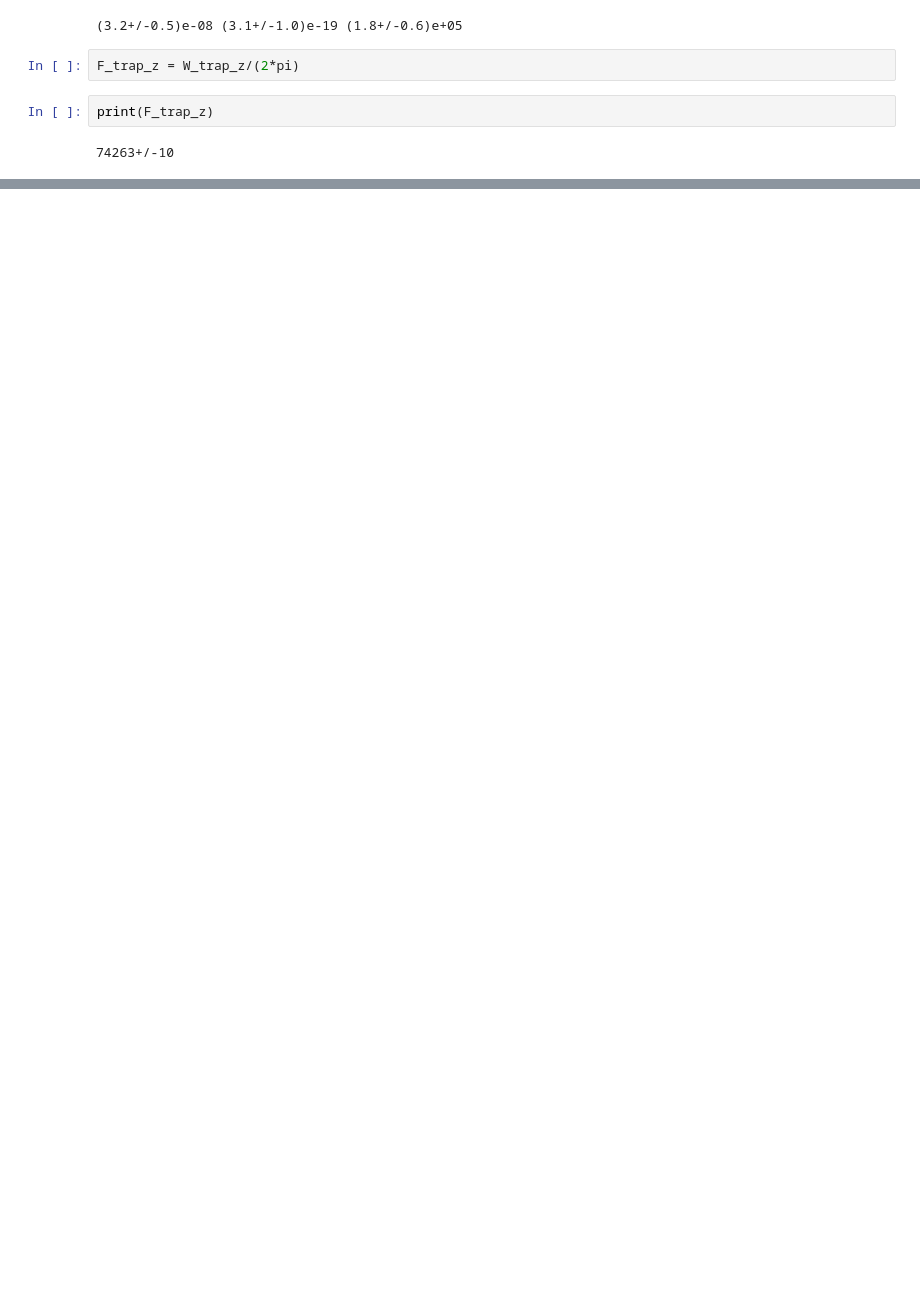
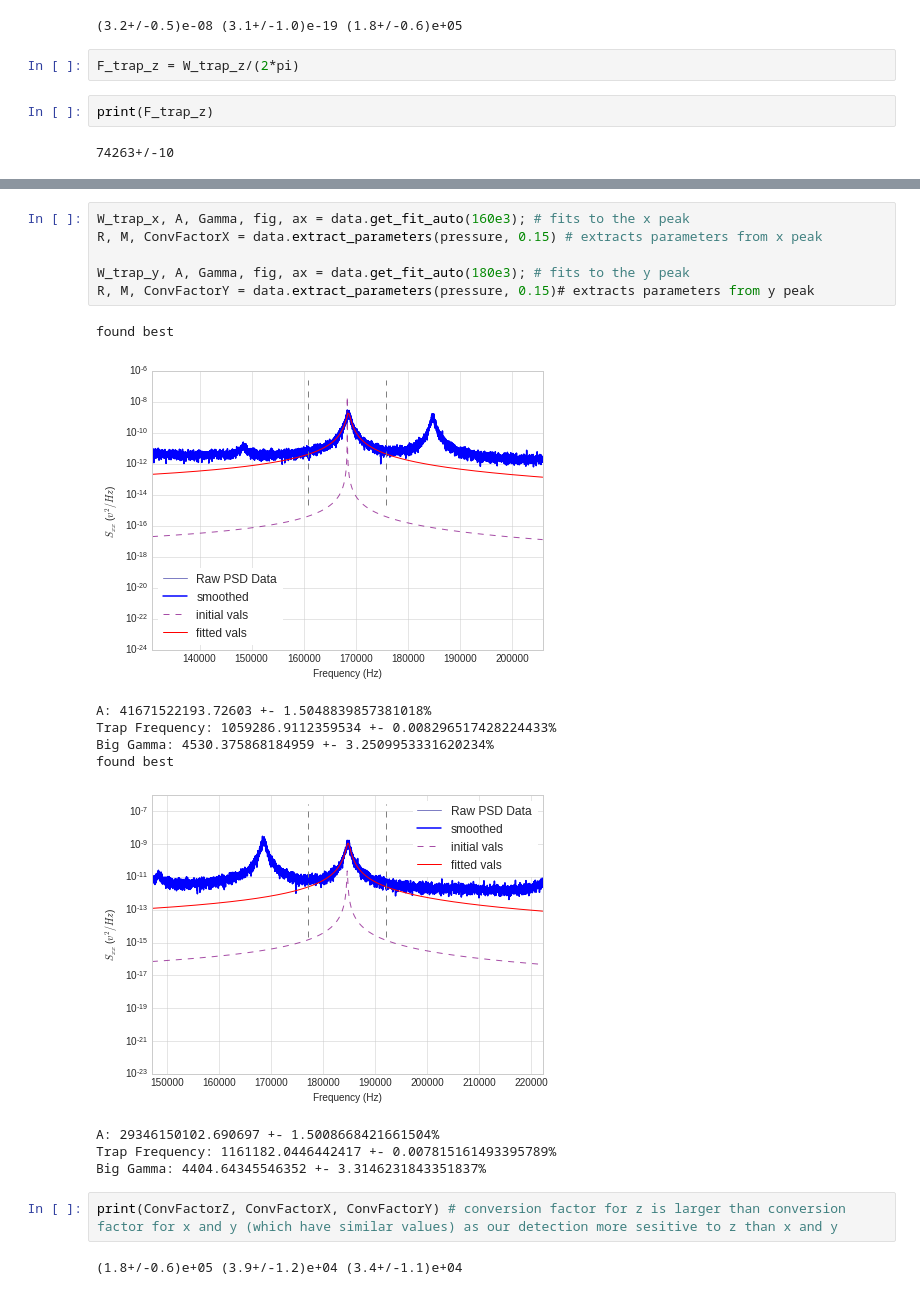
Before and after one commit to AshleySetter/optoanalysis, a Jupyter notebook: Usage_Demonstration.ipynb, the cells around one changed output, grey strips where cells are left out. Saved outputs shown, nothing was run; the diff lists cells and outputs as text; blank space fills up the shorter version.

```diff
--- a/Usage_Demonstration.ipynb
+++ b/Usage_Demonstration.ipynb
@@ -50,0 +51,21 @@ filtering data
+# %%
+W_trap_x, A, Gamma, fig, ax = data.get_fit_auto(160e3); # fits to the x peak
+R, M, ConvFactorX = data.extract_parameters(pressure, 0.15) # extracts parameters from x peak
+
+W_trap_y, A, Gamma, fig, ax = data.get_fit_auto(180e3); # fits to the y peak
+R, M, ConvFactorY = data.extract_parameters(pressure, 0.15)# extracts parameters from y peak
+# %% [output]
+found best
+[figure, added]
+A: 41671522193.72603 +- 1.5048839857381018%
+Trap Frequency: 1059286.9112359534 +- 0.008296517428224433%
+Big Gamma: 4530.375868184959 +- 3.2509953331620234%
+found best
+[figure, added]
+A: 29346150102.690697 +- 1.5008668421661504%
+Trap Frequency: 1161182.0446442417 +- 0.007815161493395789%
+Big Gamma: 4404.64345546352 +- 3.3146231843351837%
+# %%
+print(ConvFactorZ, ConvFactorX, ConvFactorY) # conversion factor for z is larger than conversion factor for x and y (which have similar values) as our detection more sesitive to z than x and y
+# %% [output]
+(1.8+/-0.6)e+05 (3.9+/-1.2)e+04 (3.4+/-1.1)e+04
```
Also changed, not shown: parts of 8 cells of this notebook, 1 other file.
